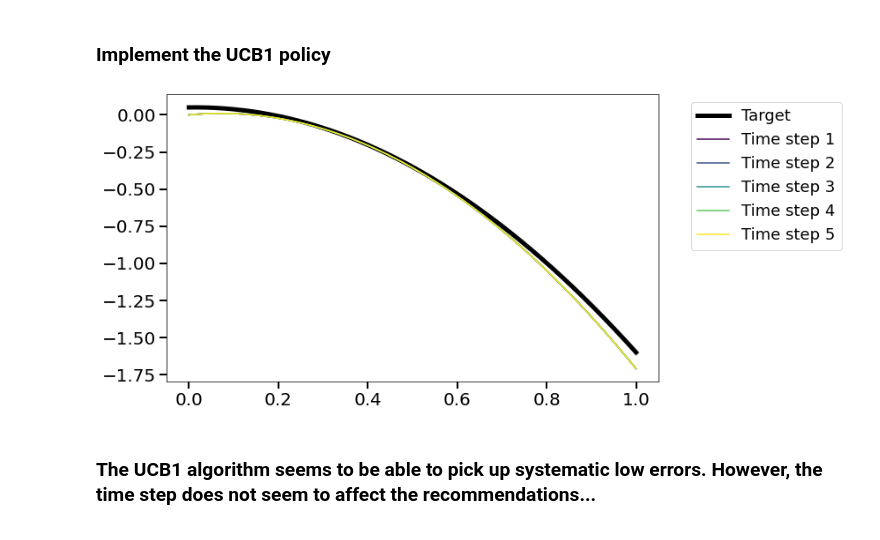
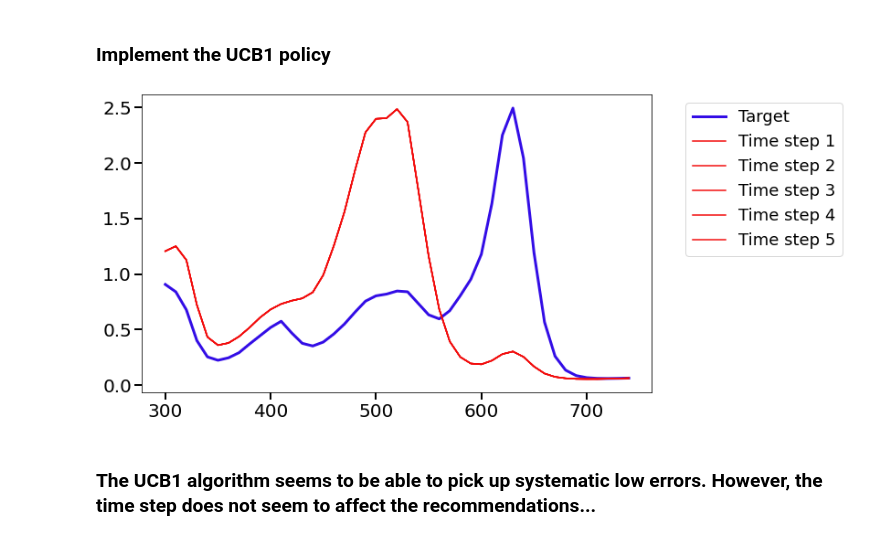
Before and after one commit to REAL-Pipetting/REinforced-Automaton-Learning-REAL-Pipetting, a Jupyter notebook: rlp/UCB/GP_BUCB_Example.ipynb, the cells around one changed output. Drawn from its saved outputs; the diff is of its cells as text; code cells hidden in the pictures.

```diff
--- a/rlp/UCB/GP_BUCB_Example.ipynb
+++ b/rlp/UCB/GP_BUCB_Example.ipynb
@@ -87,14 +163,17 @@ Dataset.shape
 fig, ax = plt.subplots(figsize=(10,6))
 fontsize = 16
 
-Colors = plt.cm.viridis(np.arange(num_permutes*num_repeats)/(num_permutes*num_repeats-1))
+Colors = np.array([normalize_to_fraction(c) for c in Action_Set])
+Colors = np.tile(Colors, (num_repeats, 1))
 
 for i in range(len(Y)):
     if not i % 1000:
-        plt.plot(X, Y[i], '-', c=Colors[i])
+        plt.plot(wavelength, Y[i], '-', c=Colors[i], alpha=0.4)
 
 plt.xticks(fontsize=fontsize+4)
 plt.yticks(fontsize=fontsize+4)
+
+plt.title("Parameter space, i.e., available training datatset", fontsize=fontsize+6)
 
 ax.tick_params(direction='out', width=2, length=8)
 ax.tick_params(direction='out', which='minor', width=1, length=5)
@@ -106,15 +185,15 @@ plt.show()
 ### Creating "target" spectra
 # %%
 # create wanted "target"
-target_action = (-1.7, 0.05, 0.05)
-target = target_action[0]*X**2 + target_action[1]*X + target_action[2]
+target_action = (0.2, 0.05, 0.9)
+target = spectra_from_conc(target_action, RED, GREEN, BLUE)
 
 fig, ax = plt.subplots(figsize=(10,6))
 fontsize = 16
 
-plt.plot(X, target, 'k-', linewidth=3)
+plt.plot(wavelength, target, '-', c=target_action, linewidth=3)
 
-plt.title(f"Target spectra: ${target_action[0]}x^2 + {target_action[1]}x + {target_action[2]}$", fontsize=20)
+plt.title(f"Target spectra: {target_action[0]} RED + {target_action[1]} GREEN + {target_action[2]} BLUE", fontsize=20)
 plt.xticks(fontsize=fontsize+4)
 plt.yticks(fontsize=fontsize+4)
 
@@ -134,9 +213,12 @@ Pearsons = []
 for y in Y:
     Pearsons.append(pearsonr(y, target)[0])
 # %%
+def get_cos_sim(target, y):
+    return np.average(cosine_similarity(target.reshape(1, -1), Y=y.reshape(1, -1)).squeeze())
+
 Cos = []
 for y in Y:
-    Cos.append(np.average(cosine_similarity(target.reshape(1, -1), Y=y.reshape(1, -1)).reshape(1, -1)))
+    Cos.append(get_cos_sim(target, y))
 # %%
 mse = np.round(MSE(Y, target), 6)
 # %%
@@ -164,7 +246,7 @@ df
 # %% [markdown]
 # UCB1
 # %%
-def ucb1_policy(df, time_step, column_names, batch_size=3, ucb_scale=2.0):
+def ucb1_policy(df, time_step, column_names, metric='Cos', batch_size=3, ucb_scale=2.0):
     '''
     Applies UCB1 policy to generate recommendations.
 
@@ -191,8 +273,8 @@ def ucb1_policy(df, time_step, column_names, batch_size=3, ucb_scale=2.0):
     grouped_df = df.groupby(column_names)
     grouped_df = grouped_df.agg(['mean', 'count', 'std'])
 
-    grouped_df['ucb'] = grouped_df[('MSE', 'mean')] + \
-        np.sqrt(2*np.log(time_step) / grouped_df[('MSE', 'count')])
+    grouped_df['ucb'] = grouped_df[(metric, 'mean')] + \
+        np.sqrt(2*np.log(time_step) / grouped_df[(metric, 'count')])
         # Gaussian
 #         2 * grouped_df[('MSE', 'mean')] / np.sqrt(grouped_df[('MSE', 'mean')])
 
@@ -219,37 +301,39 @@ def plot_result_of_action_set(Recomendations, cm=plt.cm.viridis, ncols=1):
 
     fig, ax = plt.subplots(figsize=(10,6))
     fontsize = 16
 
     Colors = cm(np.arange(total_time_steps)/(total_time_steps-1))
 
-    plt.plot(X, target, 'k-', linewidth=5, label="Target")
+    plt.plot(wavelength, target, '-', c=target_action, linewidth=3, label="Target")
 
     for t in range(total_time_steps):
         i = 0
         if type(Recomendations[t][0]) is tuple:
             action =  Recomendations[t][0]
         else:
             action = Recomendations[t]
         low_action = add_systematic_low_to_actions(action)
         if i == 0:
-            plt.plot(X, get_output(low_action, X), '-', c=Colors[t], label=f"Time step {t+1}")
+            plt.plot(wavelength, spectra_from_conc(low_action, RED, GREEN, BLUE), '-',
+                     c=action, label=f"Time step {t+1}")
         else:
-            plt.plot(X, get_output(low_action, X), '-', c=Colors[t])
+            plt.plot(wavelength, spectra_from_conc(low_action, RED, GREEN, BLUE), '-',
+                     c=action)
         i += 1
 
     plt.xticks(fontsize=fontsize+4)
     plt.yticks(fontsize=fontsize+4)
 
     ax.tick_params(direction='out', width=2, length=8)
     ax.tick_params(direction='out', which='minor', width=1, length=5)
 
     plt.legend(fontsize=18, bbox_to_anchor=(1.05, 1), loc='upper left', ncol=ncols)
     plt.show()
 
 
 plot_result_of_action_set(Recomendations)
 # %% [output]
-[figure, old version]
+[figure, new version]
 # %% [markdown]
 ### The UCB1 algorithm seems to be able to pick up systematic low errors. However, the time step does not seem to affect the recommendations...
 # %% [markdown]
```
Also changed, not shown: parts of 21 cells of this notebook.
